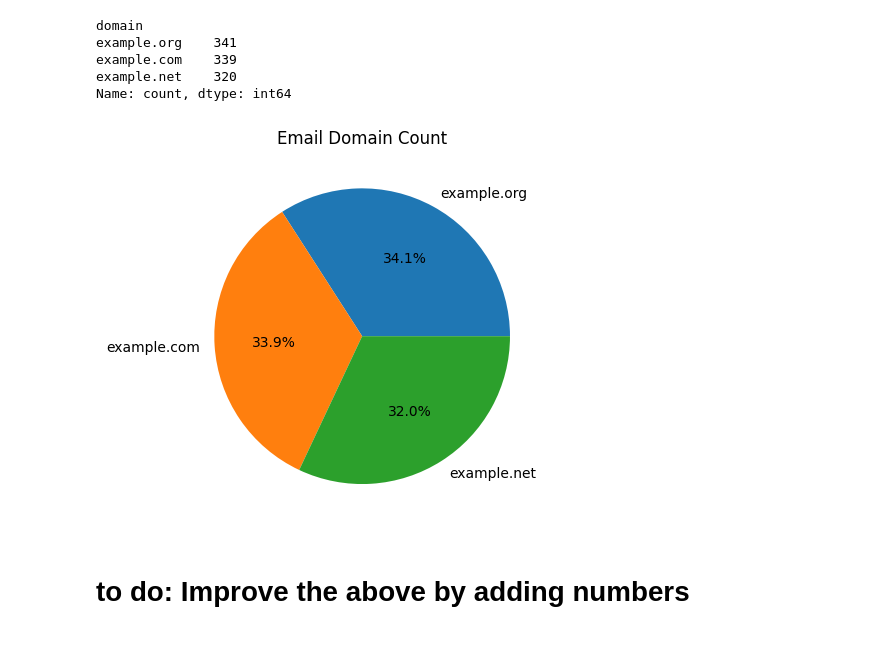
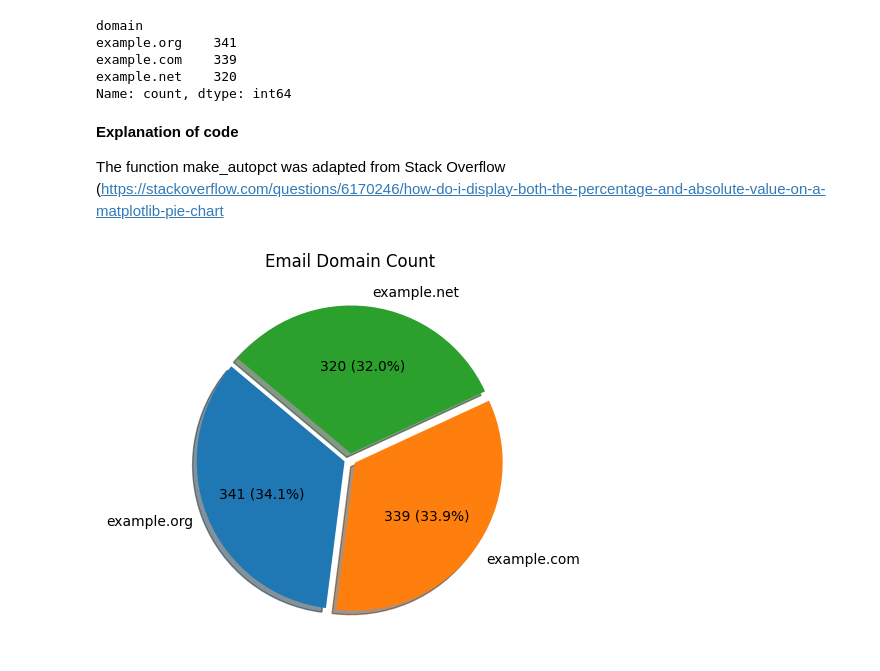
Before and after one commit to Mr-Scarf/programming-for-data-analytics, a Jupyter notebook: assignments/assignment03-pie.ipynb, the cells around one changed output. Drawn from its saved outputs; the diff is of its cells as text; code cells hidden in the pictures; blank space fills up the shorter version.

```diff
--- a/assignments/assignment03-pie.ipynb
+++ b/assignments/assignment03-pie.ipynb
@@ -48,15 +47,28 @@ example.org    341
 example.com    339
 example.net    320
 Name: count, dtype: int64
+# %% [markdown]
+**Explanation of code**
+
+The function make_autopct was adapted from Stack Overflow (https://stackoverflow.com/questions/6170246/how-do-i-display-both-the-percentage-and-absolute-value-on-a-matplotlib-pie-chart
 # %%
+# Custom function to show both count and percentage on pie chart
+# Source: Stack Overflow, "How do I display both the percentage and absolute value on a matplotlib pie chart?"
+# URL: https://stackoverflow.com/questions/6170246/how-do-i-display-both-the-percentage-and-absolute-value-on-a-matplotlib-pie-chart
+
+
+def make_autopct(values):
+    def my_autopct(pct):
+        total = sum(values)
+        count = int(round(pct*total/100.0))
+        return f"{count} ({pct:.1f}%)"
+    return my_autopct
+
 # Plot pie chart
+# URL: https://matplotlib.org/stable/gallery/pie_and_polar_charts/pie_features.html
 
-# https://matplotlib.org/stable/gallery/pie_and_polar_charts/pie_features.html
-
-plt.pie(domain_number,labels=domain_number.index, autopct='%1.1f%%')
+plt.pie(domain_number,labels=domain_number.index, autopct=make_autopct(domain_number), startangle=140, shadow=True, explode=[0.04]*len(domain_number))
 plt.title('Email Domain Count')
 plt.show()
 # %% [output]
-[figure, old version]
+[figure, new version]
-# %% [markdown]
-# to do: Improve the above by adding numbers
```
Also changed, not shown: parts of 1 cell of this notebook.
